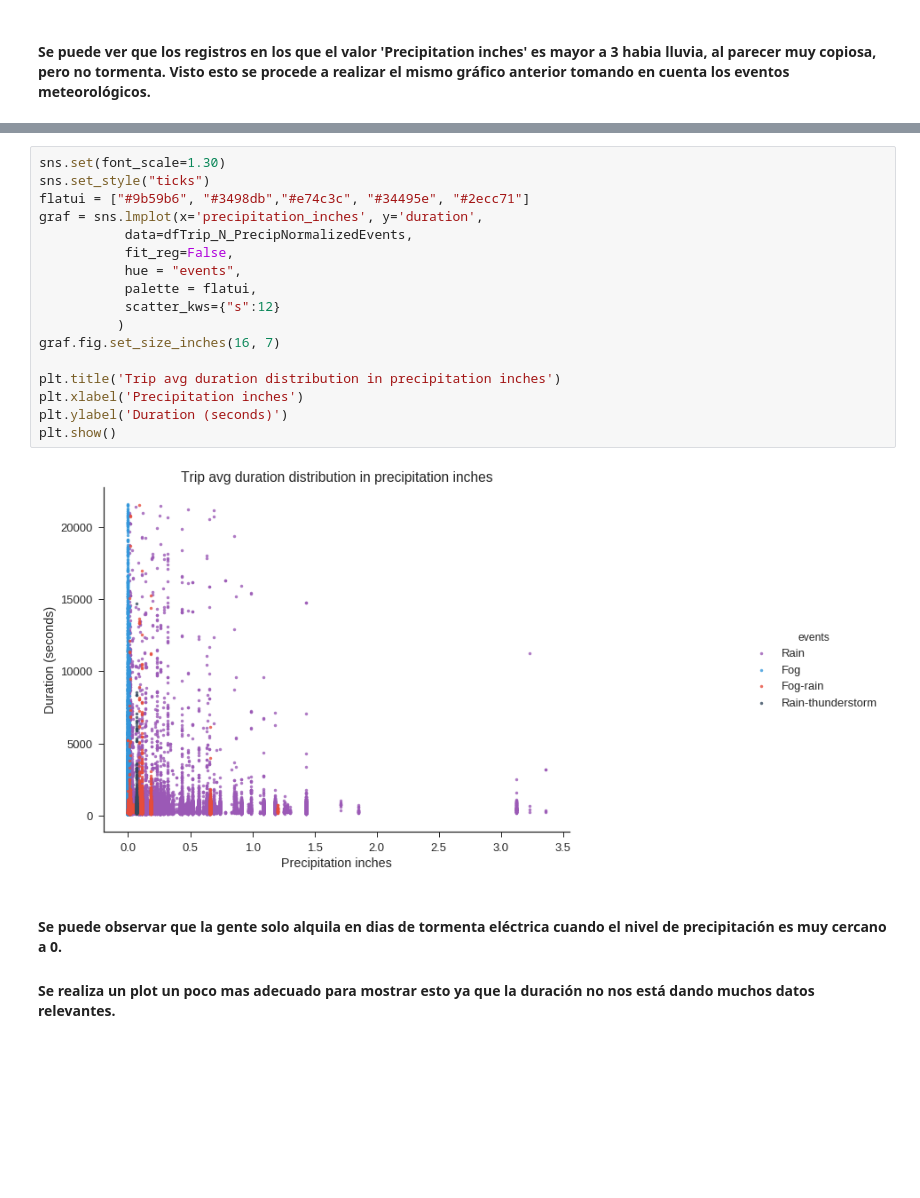
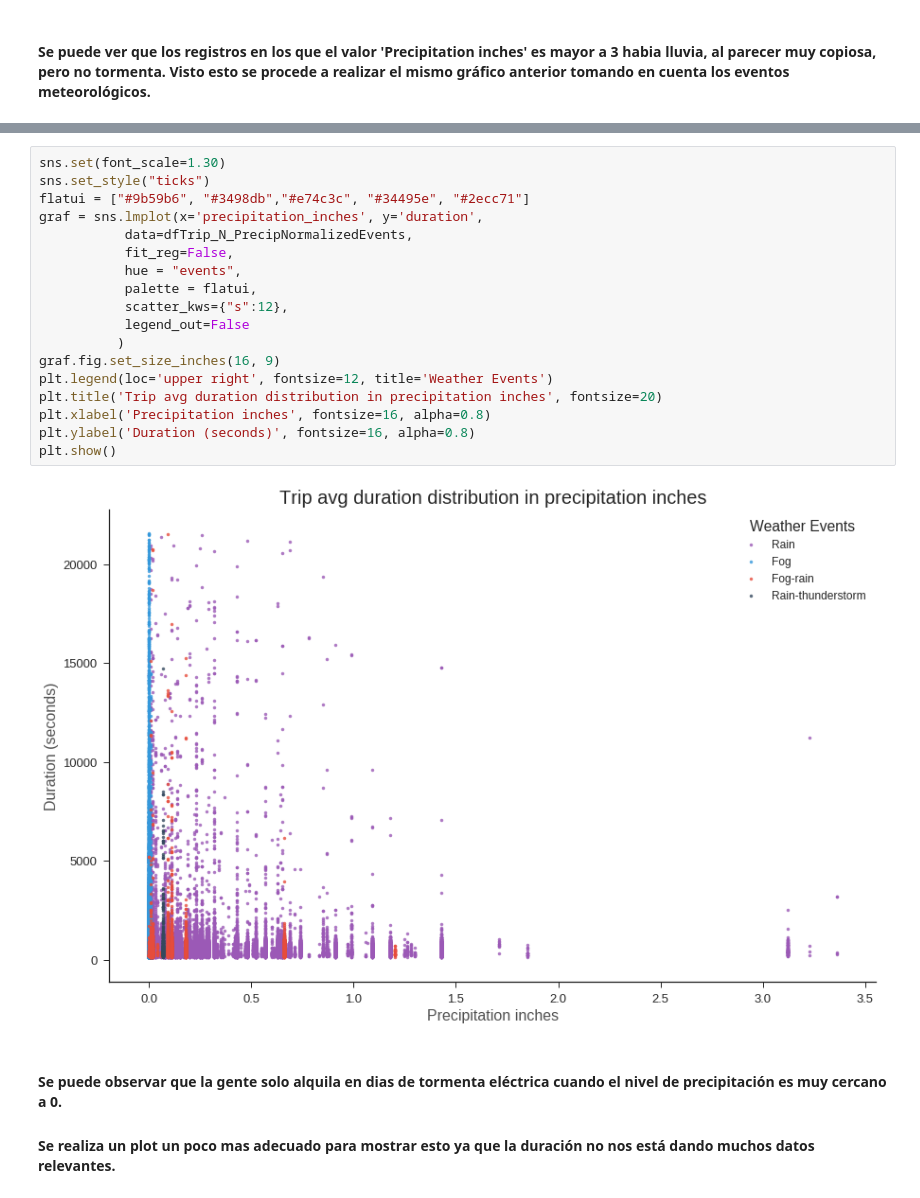
Before and after one commit to fpenovi/SFbikeTravelDuration, a Jupyter notebook: notebooks/04 - Precipitations_VS_TripDuration.ipynb, the cells around one changed output, grey strips where cells are left out. Saved outputs shown, nothing was run; the diff lists cells and outputs as text; blank space fills up the shorter version.

```diff
--- a/notebooks/04 - Precipitations_VS_TripDuration.ipynb
+++ b/notebooks/04 - Precipitations_VS_TripDuration.ipynb
@@ -135,22 +124,23 @@ dfTrip_N_PrecipNormalizedEvents
 # %%
 sns.set(font_scale=1.30)
 sns.set_style("ticks")
 flatui = ["#9b59b6", "#3498db","#e74c3c", "#34495e", "#2ecc71"]
 graf = sns.lmplot(x='precipitation_inches', y='duration',
            data=dfTrip_N_PrecipNormalizedEvents,
            fit_reg=False,
            hue = "events",
            palette = flatui,
-           scatter_kws={"s":12}
+           scatter_kws={"s":12},
+           legend_out=False
           )
-graf.fig.set_size_inches(16, 7)
-
-plt.title('Trip avg duration distribution in precipitation inches')
-plt.xlabel('Precipitation inches')
-plt.ylabel('Duration (seconds)')
+graf.fig.set_size_inches(16, 9)
+plt.legend(loc='upper right', fontsize=12, title='Weather Events')
+plt.title('Trip avg duration distribution in precipitation inches', fontsize=20)
+plt.xlabel('Precipitation inches', fontsize=16, alpha=0.8)
+plt.ylabel('Duration (seconds)', fontsize=16, alpha=0.8)
 plt.show()
 # %% [output]
-[figure, old version]
+[figure, new version]
 # %% [markdown]
 #### Se puede observar que la gente solo alquila en dias de tormenta eléctrica cuando el nivel de precipitación es muy cercano a 0.
 #### Se realiza un plot un poco mas adecuado para mostrar esto ya que la duración no nos está dando muchos datos relevantes.
```
Also changed, not shown: parts of 3 cells of this notebook.
